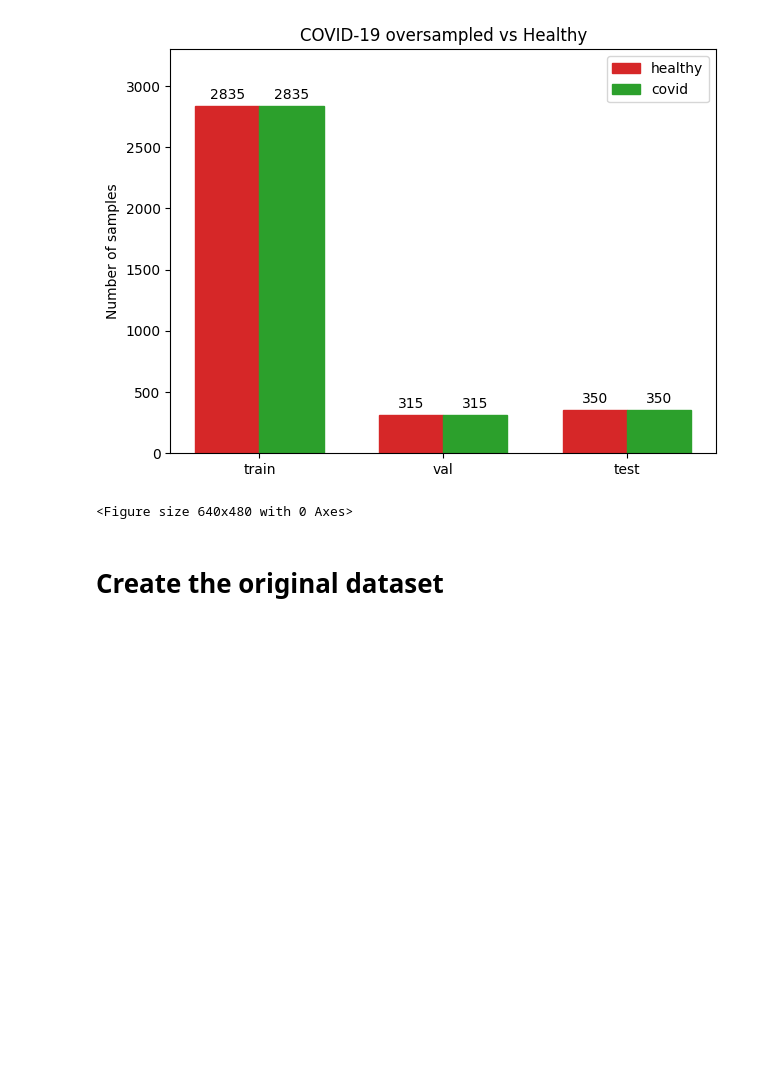
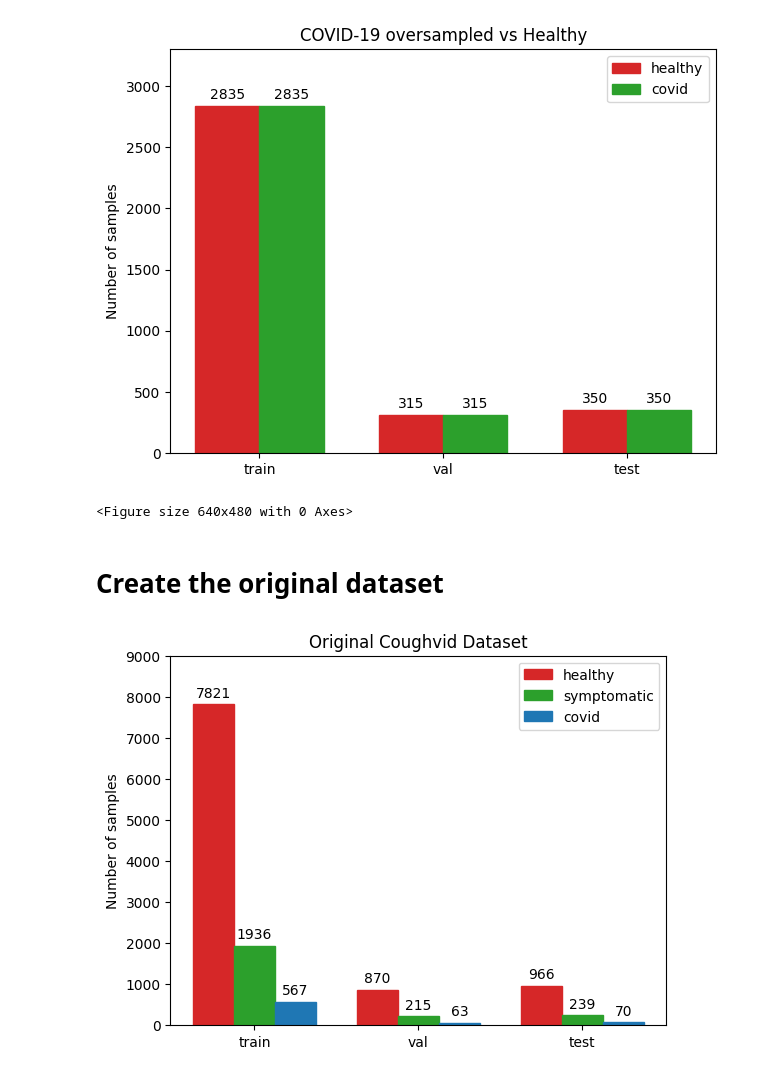
Before and after one commit to cgu2022/cs-230-fall-2022-final-project, a Jupyter notebook: notebooks/Data_splitting.ipynb, the cells around one changed output. Cells and saved outputs as stored; diff of their text form; code cells hidden in the pictures; blank space fills up the shorter version.

```diff
--- a/notebooks/Data_splitting.ipynb
+++ b/notebooks/Data_splitting.ipynb
@@ -414,3 +580,101 @@ test = test.reset_index(drop=True)
 train.to_parquet("train_edited.parquet.gzip")
 val.to_parquet("val_edited.parquet.gzip")
 test.to_parquet("test_edited.parquet.gzip")
+# %%
+# graph the number of healthy, covid, and symptomatic samples in each set
+AUDIO_DIR = "../valid_data/"
+
+healthy_train = 0
+symptomatic_train = 0
+covid_train = 0
+healthy_val = 0
+symptomatic_val = 0
+covid_val = 0
+healthy_test = 0
+symptomatic_test = 0
+covid_test = 0
+
+train = pd.read_parquet(os.path.join(AUDIO_DIR, "train_edited.parquet.gzip"))
+val = pd.read_parquet(os.path.join(AUDIO_DIR, "val_edited.parquet.gzip"))
+test = pd.read_parquet(os.path.join(AUDIO_DIR, "test_edited.parquet.gzip"))
+
+for index, row in train.iterrows():
+    if row['status'] == 'healthy':
+        healthy_train += 1
+    elif row['status'] == 'symptomatic':
+        symptomatic_train += 1
+    else:
+        covid_train += 1
+for index, row in val.iterrows():
+    if row['status'] == 'healthy':
+        healthy_val += 1
+    elif row['status'] == 'symptomatic':
+        symptomatic_val += 1
+    else:
+        covid_val += 1
+for index, row in test.iterrows():
+    if row['status'] == 'healthy':
+        healthy_test += 1
+    elif row['status'] == 'symptomatic':
+        symptomatic_test += 1
+    else:
+        covid_test += 1
+
+#use this to plot the bar graph
+healthy = [healthy_train, healthy_val, healthy_test]
+symptomatic = [symptomatic_train, symptomatic_val, symptomatic_test]
+covid = [covid_train, covid_val, covid_test]
+labels = ['train', 'val', 'test']
+x = np.arange(len(labels))  # the label locations
+width = 0.25  # the width of the bars
+#plot the bar graph
+fig, ax = plt.subplots()
+#divide into 3 groups
+rects1 = ax.bar(x - width, healthy, width, label='healthy')
+rects2 = ax.bar(x, symptomatic, width, label='symptomatic')
+rects3 = ax.bar(x + width, covid, width, label='covid')
+# Add some text for labels, title and custom x-axis tick labels, etc.
+ax.set_ylabel('Number of samples')
+ax.set_title('Original Coughvid Dataset')
+# add labels on top of the bars
+for rect in rects1:
+    height = rect.get_height()
+    ax.annotate('{}'.format(height),
+                xy=(rect.get_x() + rect.get_width() / 2, height),
+                xytext=(0, 3),  # 3 points vertical offset
+                textcoords="offset points",
+                ha='center', va='bottom')
+for rect in rects2:
+    height = rect.get_height()
+    ax.annotate('{}'.format(height),
+                xy=(rect.get_x() + rect.get_width() / 2, height),
+                xytext=(0, 3),  # 3 points vertical offset
+                textcoords="offset points",
+                ha='center', va='bottom')
+for rect in rects3:
+    height = rect.get_height()
+    ax.annotate('{}'.format(height),
+                xy=(rect.get_x() + rect.get_width() / 2, height),
+                xytext=(0, 3),  # 3 points vertical offset
+                textcoords="offset points",
+                ha='center', va='bottom')
+# change the color of the bars
+rects1[0].set_color('tab:red')
+rects1[1].set_color('tab:red')
+rects1[2].set_color('tab:red')
+rects2[0].set_color('tab:green')
+rects2[1].set_color('tab:green')
+rects2[2].set_color('tab:green')
+rects3[0].set_color('tab:blue')
+rects3[1].set_color('tab:blue')
+rects3[2].set_color('tab:blue')
+# add a little buffer to the y axis
+
+# add spacing between train, val, and test on the x axis
+ax.set_ylim(top=9000)
+ax.set_xticks(x)
+ax.set_xticklabels(labels)
+ax.legend()
+plt.show()
+# %% [output]
+[figure, added]
```
Also changed, not shown: parts of 5 cells of this notebook, 38 other files.
